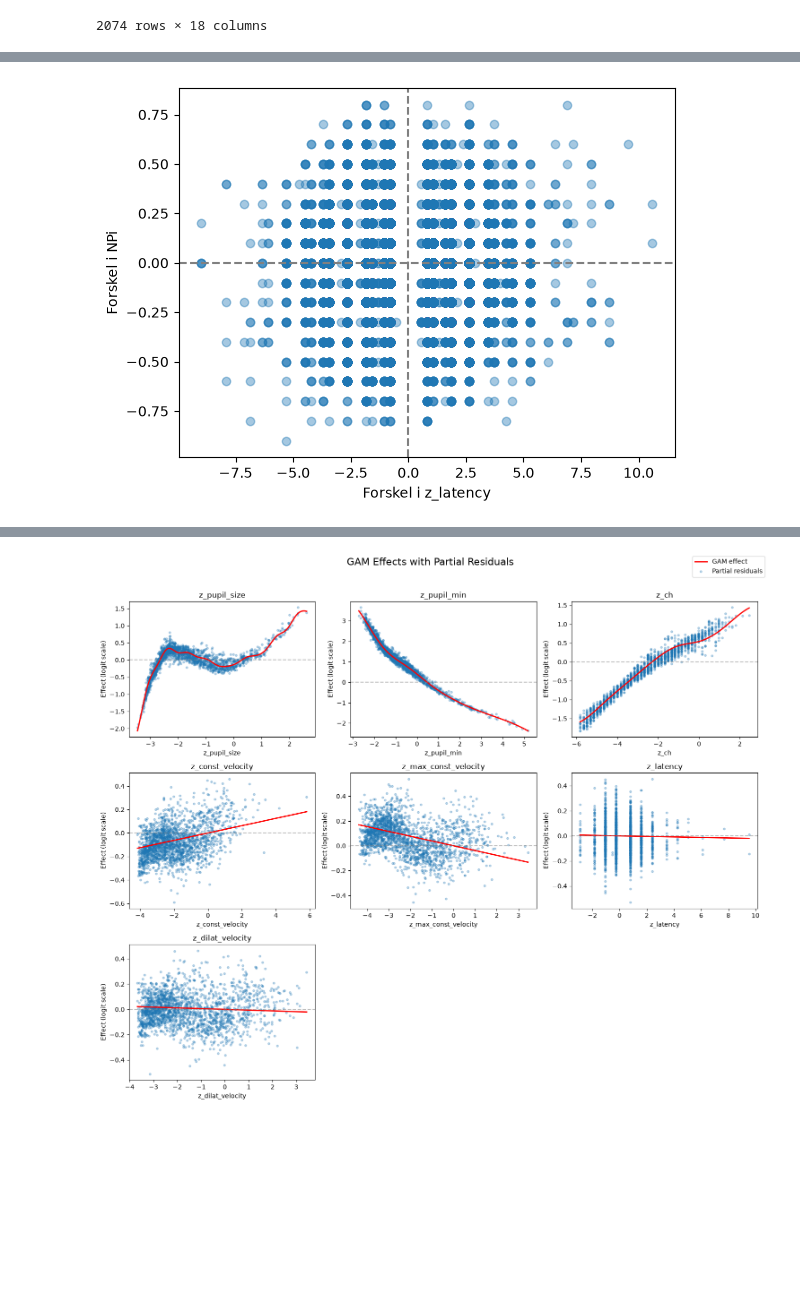
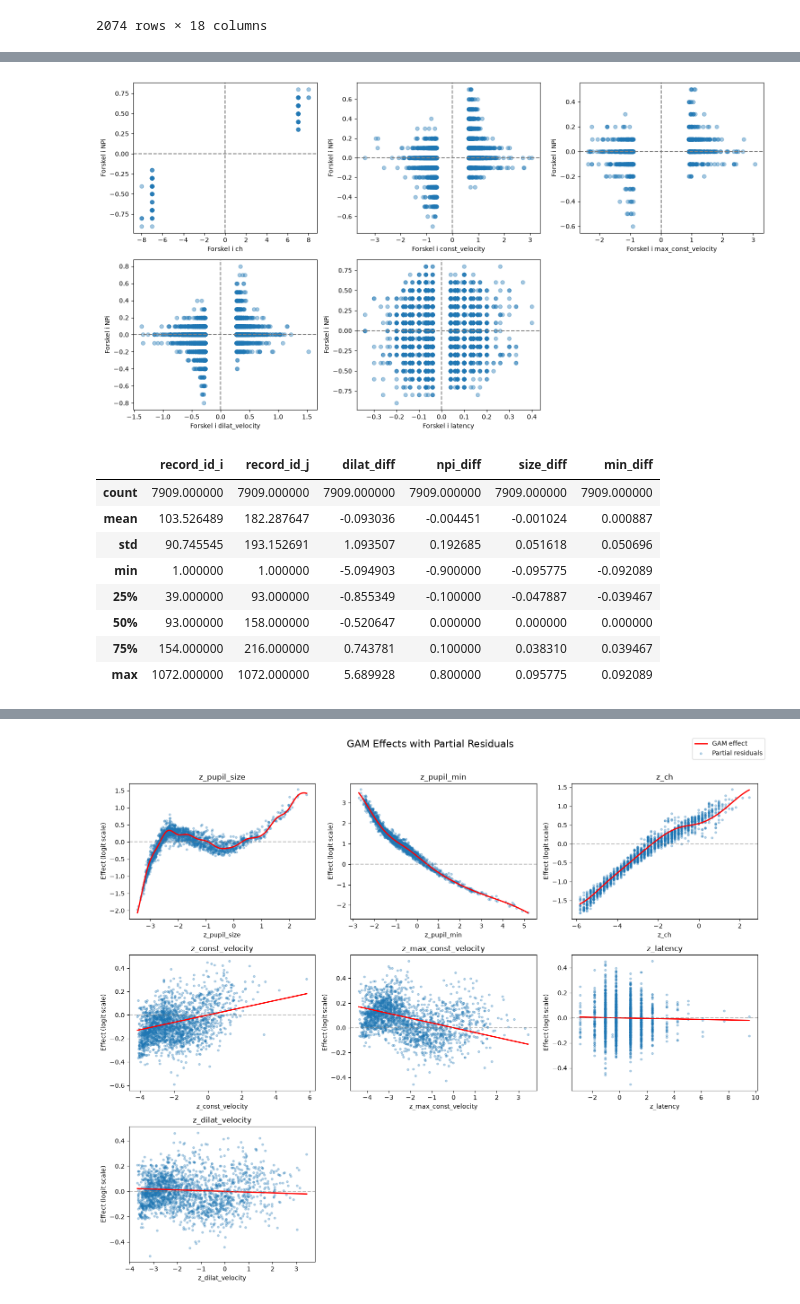
Before and after one commit to NK221088/Pupillometry_study, a Jupyter notebook: NPi/Weinan_and_Frederik/NPi_reconstruct_GAM_pyGAM.ipynb, the cells around one changed output, grey strips where cells are left out. Saved outputs shown, nothing was run; the diff lists cells and outputs as text; code cells hidden in the pictures; blank space fills up the shorter version.

```diff
--- a/NPi/Weinan_and_Frederik/NPi_reconstruct_GAM_pyGAM.ipynb
+++ b/NPi/Weinan_and_Frederik/NPi_reconstruct_GAM_pyGAM.ipynb
@@ -197,9 +207,62 @@ matched_df.describe()
 # %%
-plt.scatter(matched_df["lat_diff"], matched_df["npi_diff"], alpha=0.4)
-plt.xlabel("Forskel i z_latency")
-plt.ylabel("Forskel i NPi")
-plt.axhline(0, color="gray", linestyle="--")
-plt.axvline(0, color="gray", linestyle="--")
-plt.savefig("outputs/latency_vs_npi_diff.pdf", dpi=1200)
+import numpy as np
+
+n = len(compares)
+ncols = 3
+nrows = int(np.ceil(n / ncols))
+
+fig, axes = plt.subplots(nrows, ncols, figsize=(5 * ncols, 4 * nrows))
+axes = axes.flatten()
+
+for ax, feat in zip(axes, compares):
+    col = f"{feat}_diff"
+    ax.scatter(matched_df[col], matched_df["npi_diff"], alpha=0.4)
+    ax.set_xlabel(f"Forskel i {feat}")
+    ax.set_ylabel("Forskel i NPi")
+    ax.axhline(0, color="gray", linestyle="--")
+    ax.axvline(0, color="gray", linestyle="--")
+
+# Fjern eventuelle tomme subplots hvis compares ikke går op i ncols
+for ax in axes[n:]:
+    ax.set_visible(False)
+
+fig.tight_layout()
+fig.savefig("outputs/all_diffs_vs_npi_diff.pdf", dpi=1200)
 # %% [output]
-[figure, old version]
+[figure, new version]
+# %%
+from scipy.spatial import cKDTree
+
+match_features = df[["z_pupil_size", "z_pupil_min"]].values
+tree = cKDTree(match_features)
+
+# Find par/naboer inden for en lille tolerance
+tolerance = 0.1
+pairs = tree.query_pairs(r=tolerance)
+
+results = []
+for i, j in pairs:
+    row_i, row_j = df.iloc[i], df.iloc[j]
+    dilat_diff = row_i["z_dilat_velocity"] - row_j["z_dilat_velocity"]
+    npi_diff = row_i["npi"] - row_j["npi"]
+    if abs(dilat_diff) > 0.5:  # kun par hvor dilatation reelt adskiller sig
+        results.append({
+            "record_id_i": row_i["record_id"], "record_id_j": row_j["record_id"],
+            "dilat_diff": dilat_diff,
+            "npi_diff": npi_diff,
+            "size_diff": row_i["z_pupil_size"] - row_j["z_pupil_size"],
+            "min_diff": row_i["z_pupil_min"] - row_j["z_pupil_min"],
+        })
+
+matched_df = pd.DataFrame(results)
+matched_df.describe()
+# %% [output]
+|  | record_id_i | record_id_j | dilat_diff | npi_diff | size_diff | min_diff |
+| count | 7909.000000 | 7909.000000 | 7909.000000 | 7909.000000 | 7909.000000 | 7909.000000 |
+| mean | 103.526489 | 182.287647 | -0.093036 | -0.004451 | -0.001024 | 0.000887 |
+| std | 90.745545 | 193.152691 | 1.093507 | 0.192685 | 0.051618 | 0.050696 |
+| min | 1.000000 | 1.000000 | -5.094903 | -0.900000 | -0.095775 | -0.092089 |
+| 25% | 39.000000 | 93.000000 | -0.855349 | -0.100000 | -0.047887 | -0.039467 |
+| 50% | 93.000000 | 158.000000 | -0.520647 | 0.000000 | 0.000000 | 0.000000 |
+| 75% | 154.000000 | 216.000000 | 0.743781 | 0.100000 | 0.038310 | 0.039467 |
+| max | 1072.000000 | 1072.000000 | 5.689928 | 0.800000 | 0.095775 | 0.092089 |
```
Also changed, not shown: parts of 25 cells of this notebook, 37 other files.
